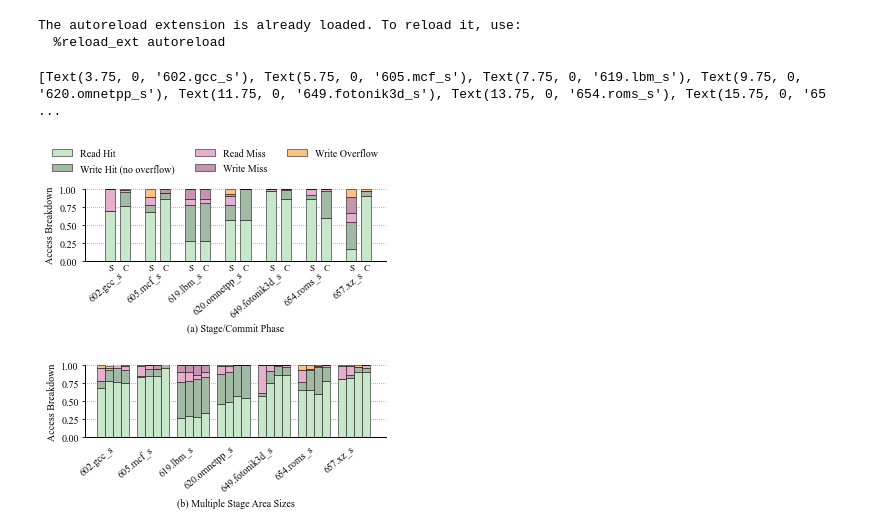
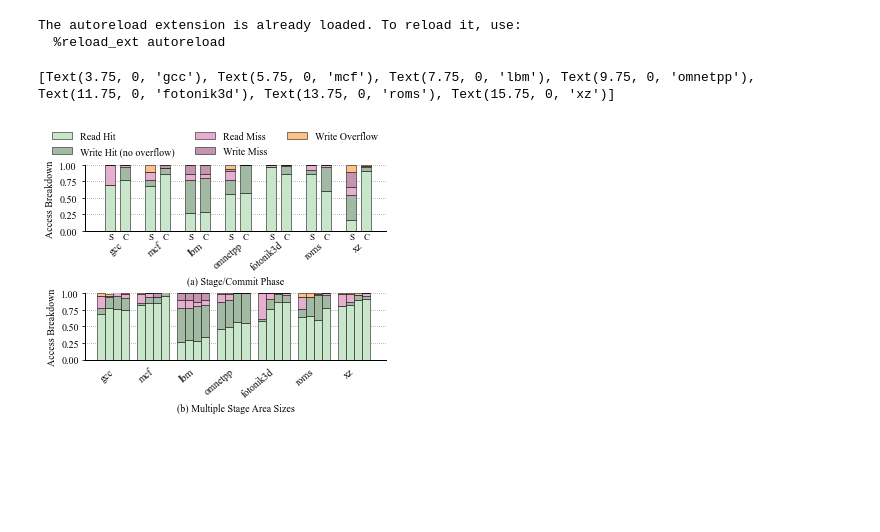
Before and after one commit to WANGHanshuo1220/data-repo-isca22-baryon, a Jupyter notebook: accessbreakdown+stageareasize.ipynb.ipynb, the cells around one changed output. Saved outputs shown, nothing was run; the diff lists cells and outputs as text; code cells hidden in the pictures; blank space fills up the shorter version.

```diff
--- a/accessbreakdown+stageareasize.ipynb.ipynb
+++ b/accessbreakdown+stageareasize.ipynb.ipynb
@@ -42,7 +42,7 @@ assert len(fig_bar_colors) == len(scheme_dict)
 # %%
 ''' Plot parameters. Change only if you want to resize the graph, etc. '''
 fig_bar_width = 0.5
-fig_dims = (5, 5)
+fig_dims = (5, 4)
 fig_label_fontsize = 10
 ft = fm.FontProperties('Times New Roman')
 ft.set_size(10.0)
@@ -63,7 +63,10 @@ for idx, row in csv_hd.iterrows():
             if any(scheme in col for scheme in schemedict1):
                 row_value.append(row[col])
         fig_data_stage_2darr.append(row_value)
-        fig_xlabels.append(workload_fullname)
+        name = workload_fullname
+        if workload_fullname.endswith('_s'):
+            name = name[4:-2]
+        fig_xlabels.append(name)
         xtick += 2
         fig_stage_xticks.append(xtick)
 assert len(fig_data_stage_2darr) == len(fig_xlabels) == len(fig_stage_xticks)
@@ -159,7 +162,6 @@ assert len(fig_data_128M_2darr) == len(fig_xlabels) == len(fig_128M_xticks)
 pp, fig = easypyplot.pdf.plot_setup(fig_name, fig_dims)
 sc_ax = fig.add_subplot(2, 1, 1)
 easypyplot.format.turn_off_box(sc_ax)
-fig_xlabels = workload_list
 h = easypyplot.barchart.draw(
     sc_ax, fig_data_stage_2darr,
     width=fig_bar_width,
@@ -215,7 +217,6 @@ fig.legend(h, legend, loc='upper center', bbox_to_anchor=(0.5, 1.1),
 ''' Stage Area Size Plot '''
 size_ax = fig.add_subplot(2, 1, 2)
 easypyplot.format.turn_off_box(size_ax)
-fig_xlabels = workload_list
 size_bar_width = 0.4
 h0 = easypyplot.barchart.draw(
     size_ax, fig_data_16M_2darr,
@@ -256,36 +257,37 @@ h3 = easypyplot.barchart.draw(
     # xticklabelfontsize=fig_label_fontsize,
     xticklabelrotation=40, # Uncomment this for rotated x tick labels
     prop=ft, # Uncomment if easypyplot supports font
     colors=fig_bar_colors)
 ''' x axis '''
-# size_ax.xaxis.set_tick_params(pad=-5)
+size_ax.xaxis.set_tick_params(pad=-5)
 size_ax.set_xlim([size_ax.get_xticks()[0] - 2, size_ax.get_xticks()[-1] + 1])
 fig_xticks_fix = [item +0.7 for item in fig_stage_xticks]
 # fig_xticks_fix[0] -= 0.2
 size_ax.set_xticks(fig_xticks_fix)
 size_ax.set_xticklabels(fig_xlabels, fontsize=fig_label_fontsize, fontproperties=ft, ha='right')
 size_ax.xaxis.set_ticks_position('none') # Comment this and the next line for visible ticks
 # size_ax.tick_params(direction='in') # [in, out, inout]
 # size_ax.set_xlabel(fig_title)
 # for i in range(len(fig_xticks_fix)):
     # size_ax.text(fig_xticks_fix[i] - 1, -0.125, '32 64 128')
 size_ax.tick_params(axis='both', which='major', pad=3)
 ''' y axis '''
 size_ax.yaxis.grid(True)
 size_ax.set_ylim(fig_ylim)
 size_ax.set_yticks(fig_yticks)
 str_yticks = ['%.2f' % item for item in fig_yticks]
 size_ax.set_yticklabels(str_yticks, fontsize=fig_label_fontsize, fontproperties=ft)
 size_ax.set_ylabel(fig_title, multialignment='center', fontsize=fig_label_fontsize, fontproperties=ft)
 size_ax.set_xlabel('(b) Multiple Stage Area Sizes', fontproperties=ft)
 
 
 ''' last resize '''
-plt.tight_layout()
+# plt.subplots_adjust(hspace=None)
+plt.tight_layout(h_pad=-1.5)
 easypyplot.format.resize_ax_box(sc_ax, hratio=0.8)
 easypyplot.format.resize_ax_box(size_ax, hratio=0.8)
 # %% [output]
-[Text(3.75, 0, '602.gcc_s'), Text(5.75, 0, '605.mcf_s'), Text(7.75, 0, '619.lbm_s'), Text(9.75, 0, '620.omnetpp_s'), Text(11.75, 0, '649.fotonik3d_s'), Text(13.75, 0, '654.roms_s'), Text(15.75, 0, '65 ...
+[Text(3.75, 0, 'gcc'), Text(5.75, 0, 'mcf'), Text(7.75, 0, 'lbm'), Text(9.75, 0, 'omnetpp'), Text(11.75, 0, 'fotonik3d'), Text(13.75, 0, 'roms'), Text(15.75, 0, 'xz')]
-[figure, old version]
+[figure, new version]
 # %%
 ''' Save figures'''
```
Also changed, not shown: parts of 1 cell of this notebook, 46 other files.
